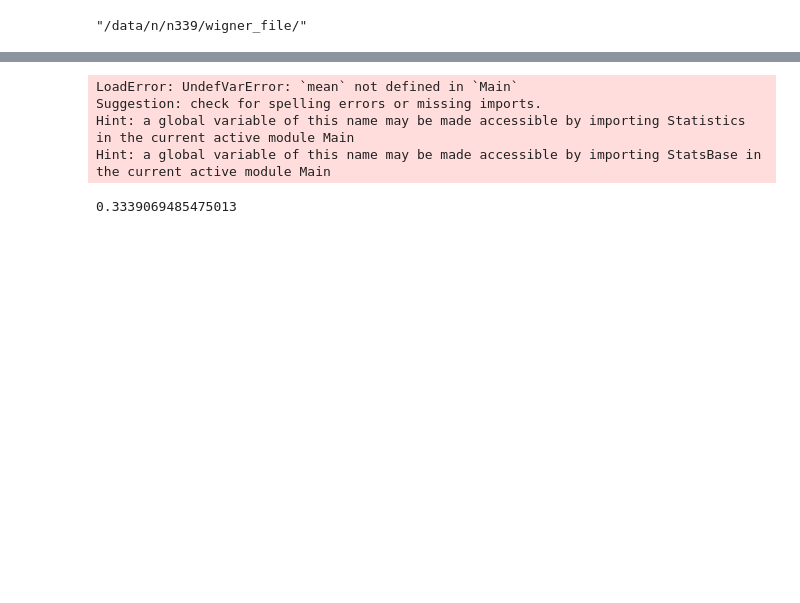
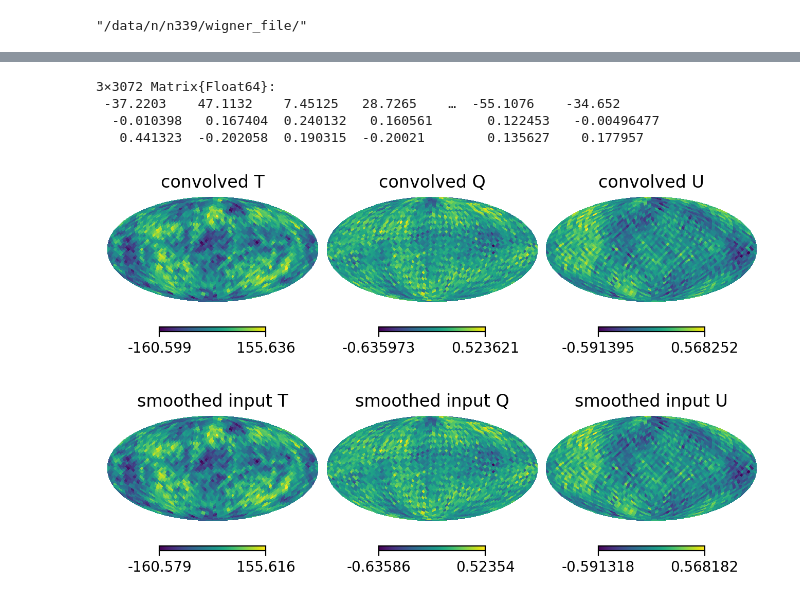
Before and after one commit to yuya-nagano-OU/EBC, a Jupyter notebook: notebook/test.ipynb, the cells around one changed output, grey strips where cells are left out. Drawn from its saved outputs; the diff is of its cells as text; code cells hidden in the pictures; blank space fills up the shorter version.

```diff
--- a/notebook/test.ipynb
+++ b/notebook/test.ipynb
@@ -78,12 +89,0 @@ Hint: a global variable of this name may be made accessible by importing StatsBa
-# %%
-mean([2,3,4])
-# %% [output]
-LoadError: UndefVarError: `mean` not defined in `Main`
-Suggestion: check for spelling errors or missing imports.
-Hint: a global variable of this name may be made accessible by importing Statistics in the current active module Main
-Hint: a global variable of this name may be made accessible by importing StatsBase in the current active module Main
-# %%
-xsum = rand(5)
-mean(xsum)
-# %% [output]
-0.3339069485475013
@@ -103,0 +90,20 @@ using BenchmarkTools
+# %%
+alm_smooth = hp.smoothalm([alm[1,:],alm[2,:],alm[3,:]],fwhm = deg2rad(0.5))
+in_map = hp.alm2map([alm_smooth[1],alm_smooth[2],alm_smooth[3]], nside = nside)
+# %% [output]
+3×3072 Matrix{Float64}:
+ -37.2203    47.1132    7.45125   28.7265    …  -55.1076    -34.652
+  -0.010398   0.167404  0.240132   0.160561       0.122453   -0.00496477
+   0.441323  -0.202058  0.190315  -0.20021        0.135627    0.177957
+# %%
+plt.figure(dpi = 200)
+hp.mollview(conv_binned_map[1,:], sub = (1,3,1), title = "convolved T")
+hp.mollview(conv_binned_map[2,:], sub = (1,3,2), title = "convolved Q")
+hp.mollview(conv_binned_map[3,:], sub = (1,3,3), title = "convolved U")
+plt.figure(dpi = 200)
+hp.mollview(in_map[1,:], sub = (1,3,1), title = "smoothed input T")
+hp.mollview(in_map[2,:], sub = (1,3,2), title = "smoothed input Q")
+hp.mollview(in_map[3,:], sub = (1,3,3), title = "smoothed input U")
+# %% [output]
+[figure, added]
+[figure, added]
```
Also changed, not shown: parts of 6 cells of this notebook, 4 other files.
